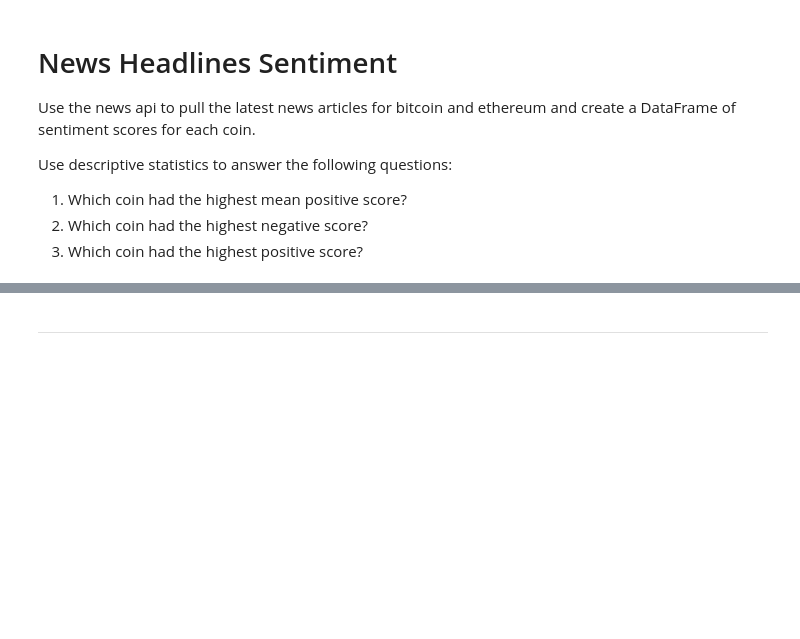
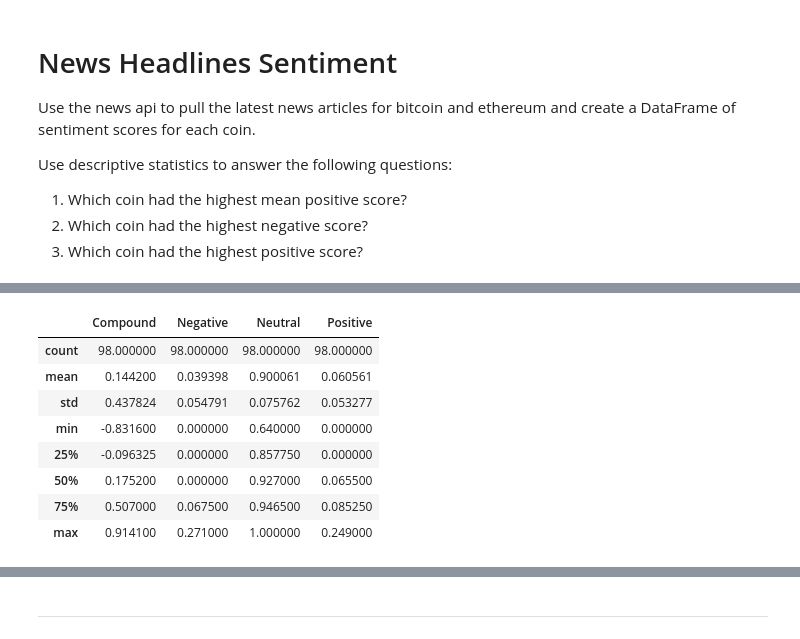
Before and after one commit to janetcheung-byte/nlp_crypto_sentiment, a Jupyter notebook: crypto_sentiment2.ipynb, the cells around one changed output, grey strips where cells are left out. Cells and saved outputs as stored; diff of their text form; code cells hidden in the pictures; blank space fills up the shorter version.

```diff
--- a/crypto_sentiment2.ipynb
+++ b/crypto_sentiment2.ipynb
@@ -119,5 +135,17 @@ ethereum_en_df.head()
 # %%
 # Describe the Bitcoin Sentiment
+
+bitcoin_en_df.describe()
+# %% [output]
+|  | Compound | Negative | Neutral | Positive |
+| count | 98.000000 | 98.000000 | 98.000000 | 98.000000 |
+| mean | 0.144200 | 0.039398 | 0.900061 | 0.060561 |
+| std | 0.437824 | 0.054791 | 0.075762 | 0.053277 |
+| min | -0.831600 | 0.000000 | 0.640000 | 0.000000 |
+| 25% | -0.096325 | 0.000000 | 0.857750 | 0.000000 |
+| 50% | 0.175200 | 0.000000 | 0.927000 | 0.065500 |
+| 75% | 0.507000 | 0.067500 | 0.946500 | 0.085250 |
+| max | 0.914100 | 0.271000 | 1.000000 | 0.249000 |
 # %%
 # Describe the Ethereum Sentiment
 
```
Also changed, not shown: parts of 20 cells of this notebook.
